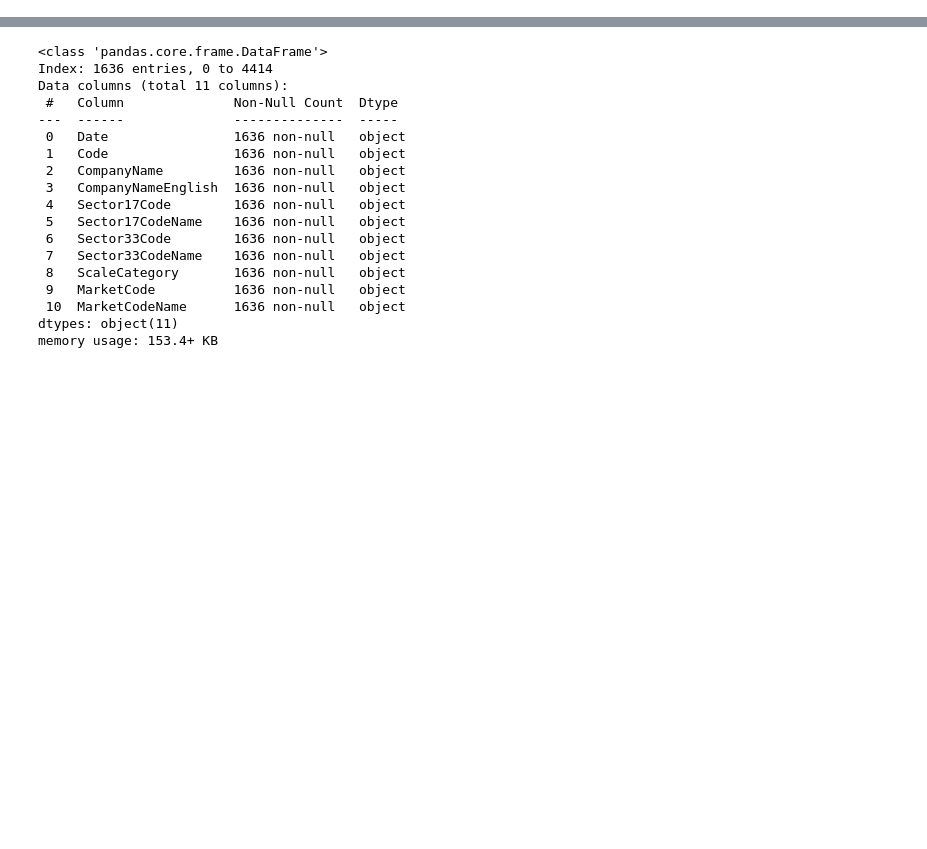
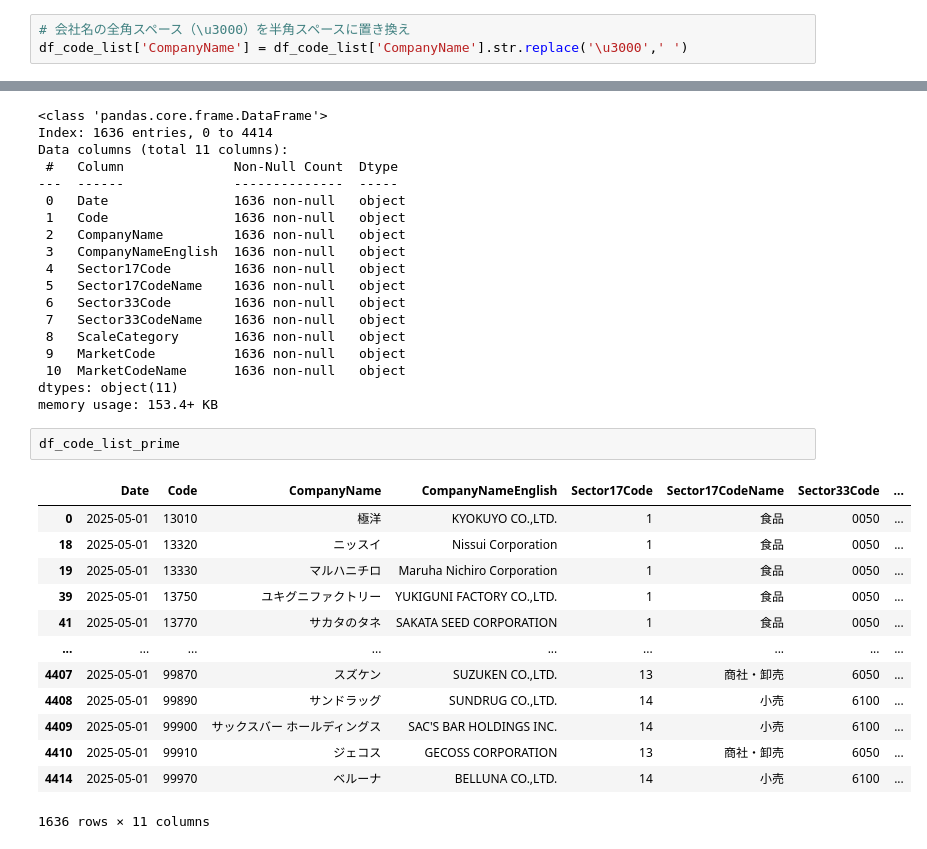
Before and after one commit to yamayama3689/finance, a Jupyter notebook: 株式情報取得.ipynb, the cells around one changed output, grey strips where cells are left out. Saved outputs shown, nothing was run; the diff lists cells and outputs as text; blank space fills up the shorter version.

Commit message:
会社名の全角スペース（¥3000）を半角スペースに置換

```diff
--- a/株式情報取得.ipynb
+++ b/株式情報取得.ipynb
@@ -80,6 +100,9 @@ Data columns (total 11 columns):
  10  MarketCodeName      4415 non-null   object
 dtypes: object(11)
 memory usage: 379.5+ KB
+# %%
+# 会社名の全角スペース（\u3000）を半角スペースに置き換え
+df_code_list['CompanyName'] = df_code_list['CompanyName'].str.replace('\u3000',' ')
 # %%
 # プライム市場のみを抽出する
 df_code_list_prime = df_code_list[(df_code_list['MarketCode'] == '0111')]
@@ -104,3 +127,19 @@ Data columns (total 11 columns):
  10  MarketCodeName      1636 non-null   object
 dtypes: object(11)
 memory usage: 153.4+ KB
+# %%
+df_code_list_prime
+# %% [output]
+|  | Date | Code | CompanyName | CompanyNameEnglish | Sector17Code | Sector17CodeName | Sector33Code | ... |
+| 0 | 2025-05-01 | 13010 | 極洋 | KYOKUYO CO.,LTD. | 1 | 食品 | 0050 | ... |
+| 18 | 2025-05-01 | 13320 | ニッスイ | Nissui Corporation | 1 | 食品 | 0050 | ... |
+| 19 | 2025-05-01 | 13330 | マルハニチロ | Maruha Nichiro Corporation | 1 | 食品 | 0050 | ... |
+| 39 | 2025-05-01 | 13750 | ユキグニファクトリー | YUKIGUNI FACTORY CO.,LTD. | 1 | 食品 | 0050 | ... |
+| 41 | 2025-05-01 | 13770 | サカタのタネ | SAKATA SEED CORPORATION | 1 | 食品 | 0050 | ... |
+| ... | ... | ... | ... | ... | ... | ... | ... | ... |
+| 4407 | 2025-05-01 | 99870 | スズケン | SUZUKEN CO.,LTD. | 13 | 商社・卸売 | 6050 | ... |
+| 4408 | 2025-05-01 | 99890 | サンドラッグ | SUNDRUG CO.,LTD. | 14 | 小売 | 6100 | ... |
+| 4409 | 2025-05-01 | 99900 | サックスバー ホールディングス | SAC'S BAR HOLDINGS INC. | 14 | 小売 | 6100 | ... |
+| 4410 | 2025-05-01 | 99910 | ジェコス | GECOSS CORPORATION | 13 | 商社・卸売 | 6050 | ... |
+| 4414 | 2025-05-01 | 99970 | ベルーナ | BELLUNA CO.,LTD. | 14 | 小売 | 6100 | ... |
+1636 rows × 11 columns
```
Also changed, not shown: parts of 2 cells of this notebook.
